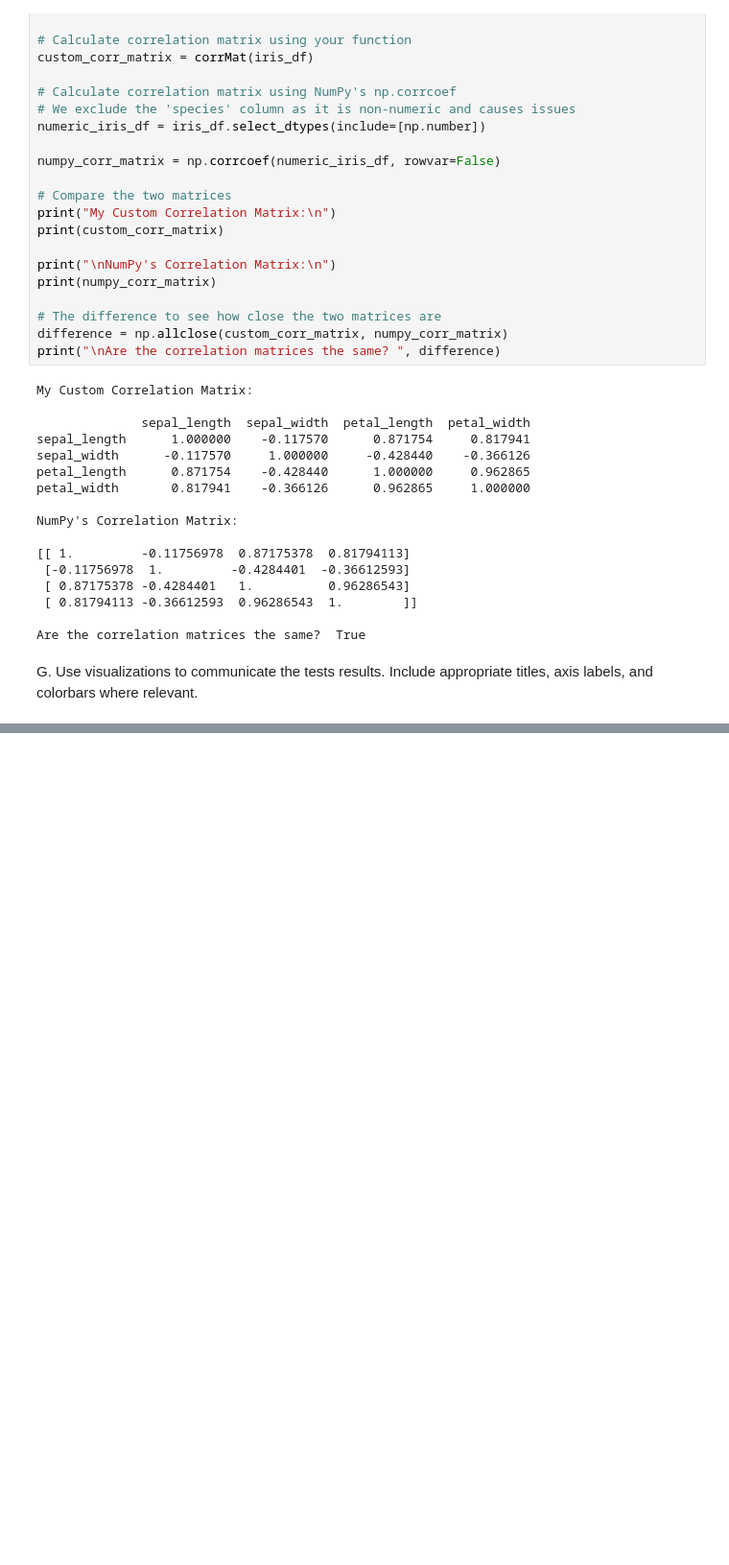
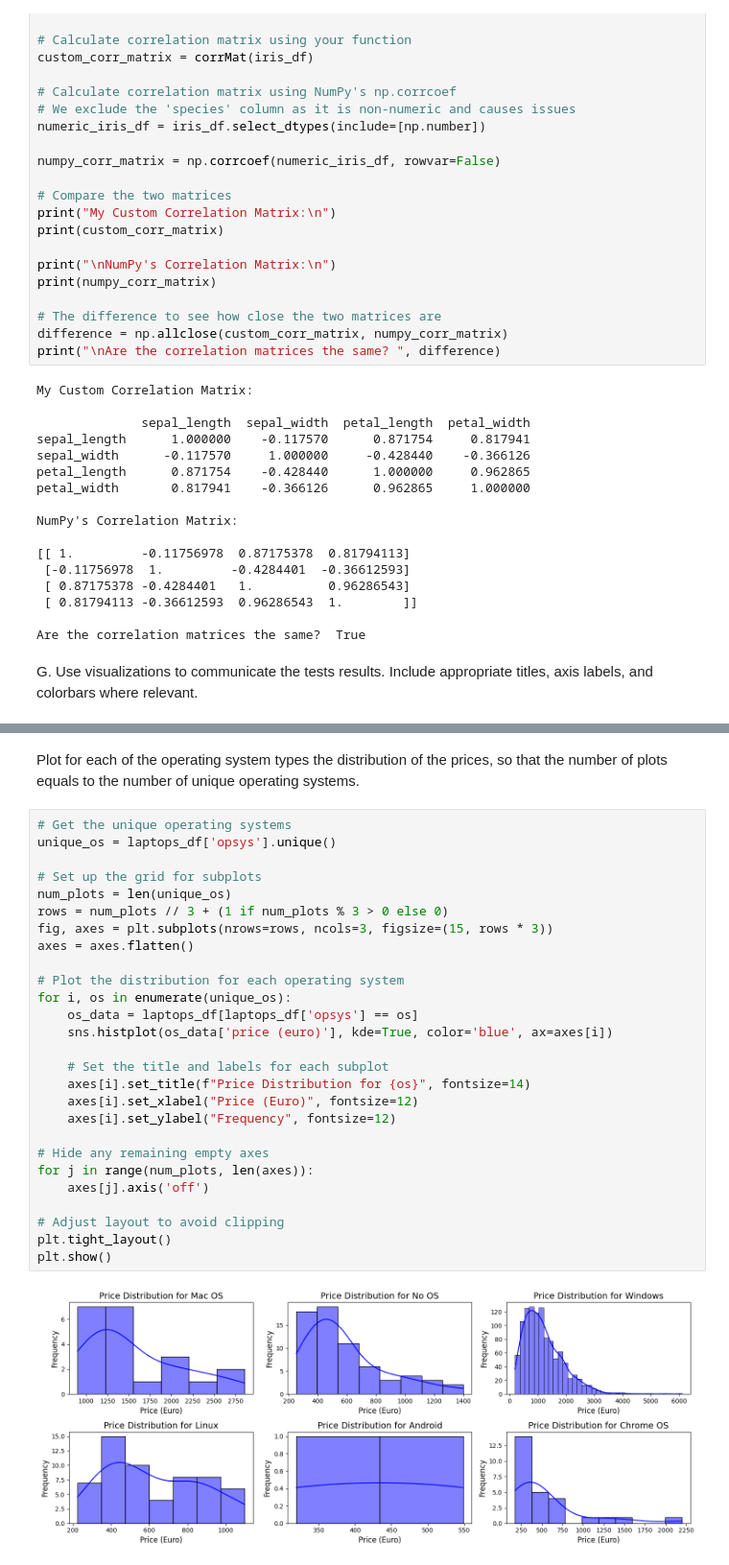
Before and after one commit to Jimenamdz/MiniProjectJimenaMendez, a Jupyter notebook: Mini_Project_Jimena_Mendez.ipynb, the cells around one changed output, grey strips where cells are left out. Shown: that part at 96% size. Cells and saved outputs as stored; diff of their text form; blank space fills up the shorter version.

```diff
--- a/Mini_Project_Jimena_Mendez.ipynb
+++ b/Mini_Project_Jimena_Mendez.ipynb
@@ -286,0 +417,32 @@ laptop_df.head()
+# %% [markdown]
+Plot for each of the operating system types the distribution of the prices, so that the
+number of plots equals to the number of unique operating systems.
+# %%
+# Get the unique operating systems
+unique_os = laptops_df['opsys'].unique()
+
+# Set up the grid for subplots
+num_plots = len(unique_os)
+rows = num_plots // 3 + (1 if num_plots % 3 > 0 else 0)
+fig, axes = plt.subplots(nrows=rows, ncols=3, figsize=(15, rows * 3))
+axes = axes.flatten()
+
+# Plot the distribution for each operating system
+for i, os in enumerate(unique_os):
+    os_data = laptops_df[laptops_df['opsys'] == os]
+    sns.histplot(os_data['price (euro)'], kde=True, color='blue', ax=axes[i])
+
+    # Set the title and labels for each subplot
+    axes[i].set_title(f"Price Distribution for {os}", fontsize=14)
+    axes[i].set_xlabel("Price (Euro)", fontsize=12)
+    axes[i].set_ylabel("Frequency", fontsize=12)
+
+# Hide any remaining empty axes
+for j in range(num_plots, len(axes)):
+    axes[j].axis('off')
+
+# Adjust layout to avoid clipping
+plt.tight_layout()
+plt.show()
+# %% [output]
+[figure, added]
```
Also changed, not shown: parts of 18 cells of this notebook, 2 other files.
